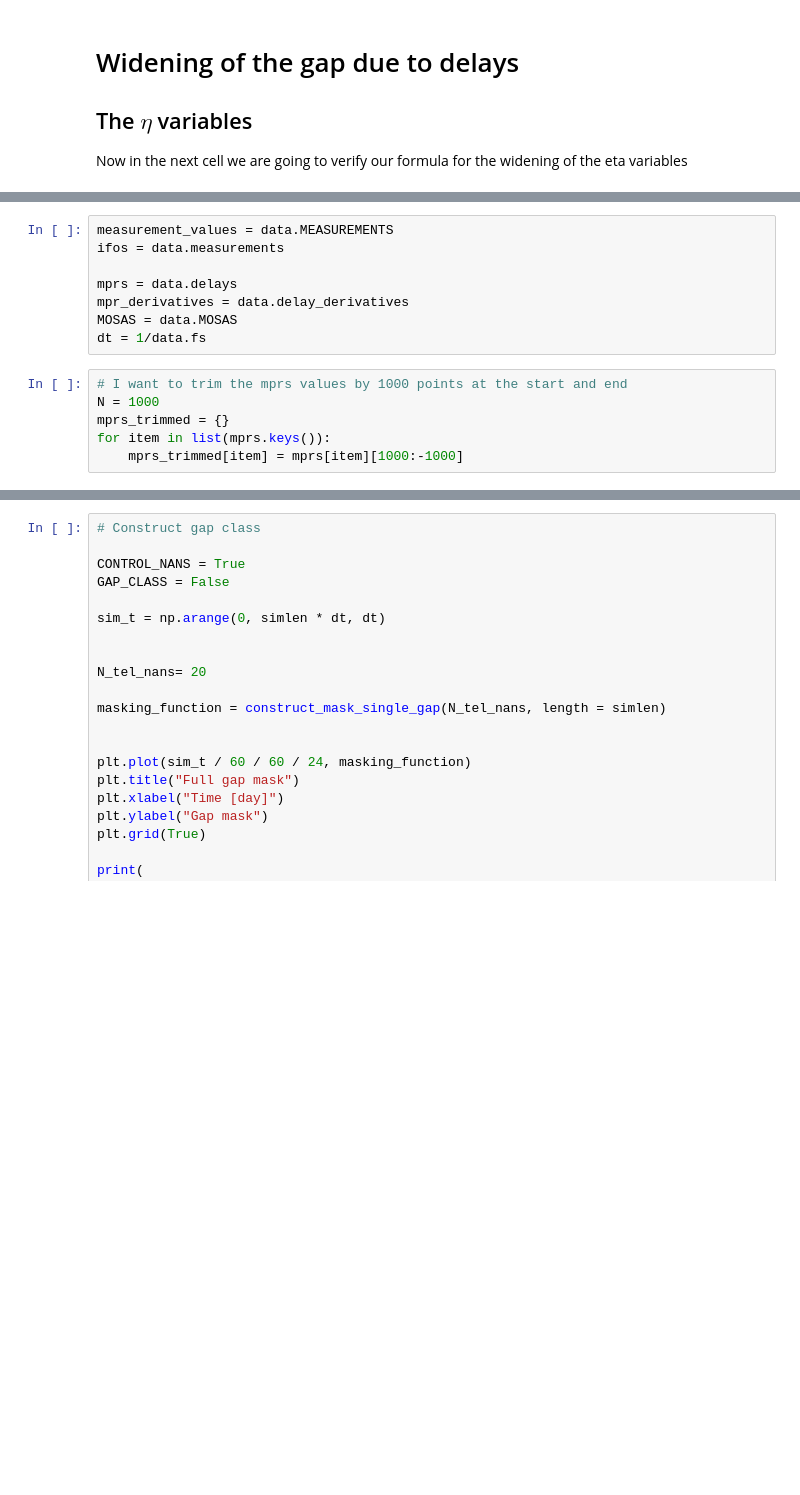
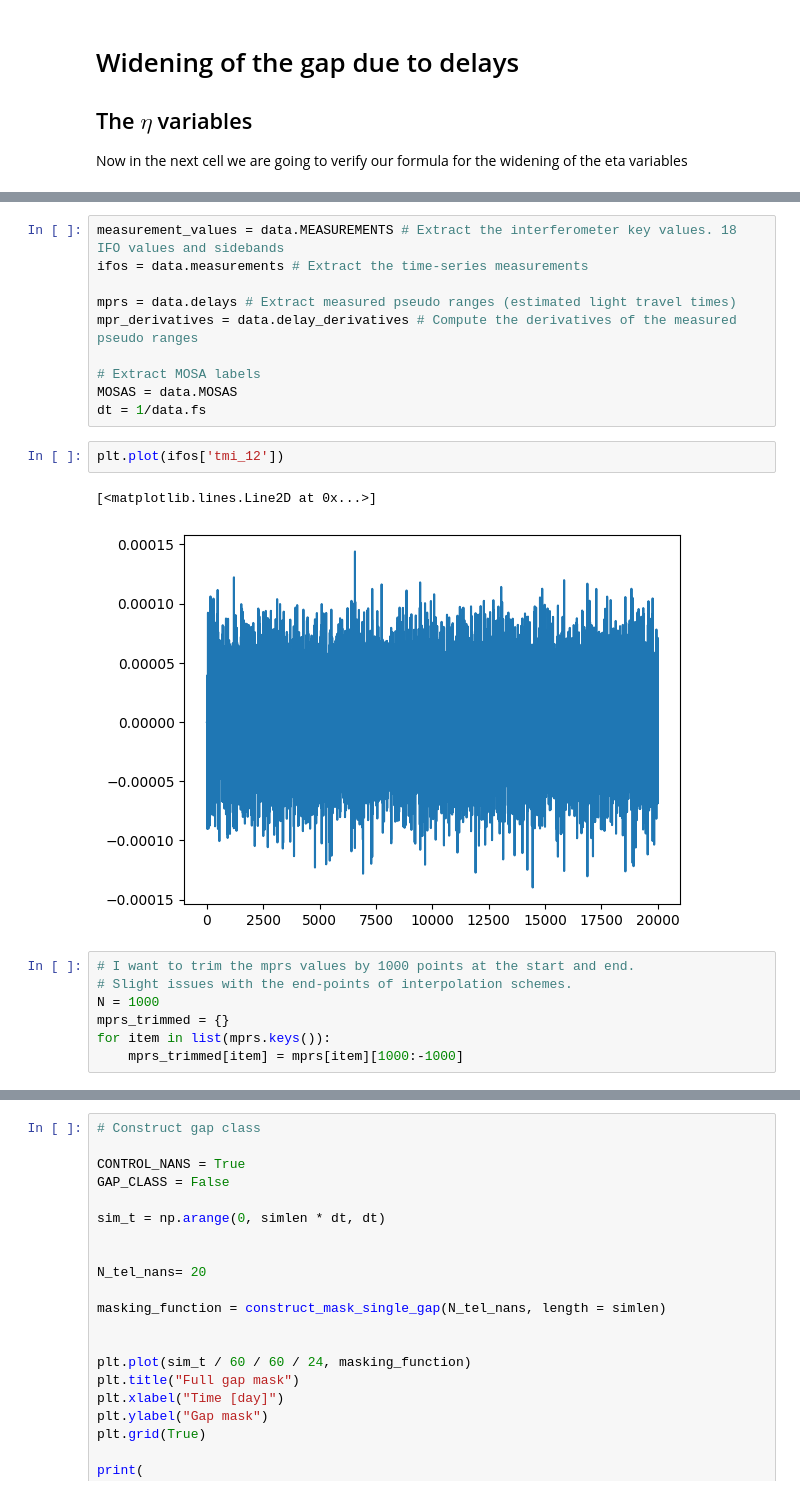
Before and after one commit to OllieBurke/gaps_tdi, a Jupyter notebook: notebooks/static_constellation/investigation_gap_widening_static.ipynb, the cells around one changed output, grey strips where cells are left out. Cells and saved outputs as stored; diff of their text form; blank space fills up the shorter version.

```diff
--- a/notebooks/static_constellation/investigation_gap_widening_static.ipynb
+++ b/notebooks/static_constellation/investigation_gap_widening_static.ipynb
@@ -120,13 +136,21 @@ Now in the next cell we are going to verify our formula for the widening of the
 # %%
-measurement_values = data.MEASUREMENTS
-ifos = data.measurements
+measurement_values = data.MEASUREMENTS # Extract the interferometer key values. 18 IFO values and sidebands
+ifos = data.measurements # Extract the time-series measurements
 
-mprs = data.delays
-mpr_derivatives = data.delay_derivatives
+mprs = data.delays # Extract measured pseudo ranges (estimated light travel times)
+mpr_derivatives = data.delay_derivatives # Compute the derivatives of the measured pseudo ranges
+
+# Extract MOSA labels
 MOSAS = data.MOSAS
 dt = 1/data.fs
+# %%
+plt.plot(ifos['tmi_12'])
+# %% [output]
+[<matplotlib.lines.Line2D at 0x...>]
+[figure, added]
 # %%
-# I want to trim the mprs values by 1000 points at the start and end
+# I want to trim the mprs values by 1000 points at the start and end.
+# Slight issues with the end-points of interpolation schemes.
 N = 1000
 mprs_trimmed = {}
 for item in list(mprs.keys()):
```
Also changed, not shown: parts of 26 cells of this notebook.
